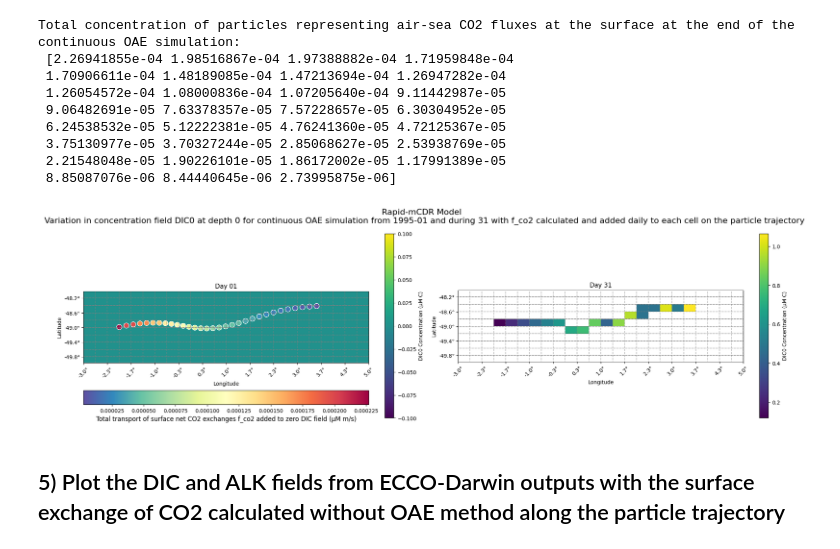
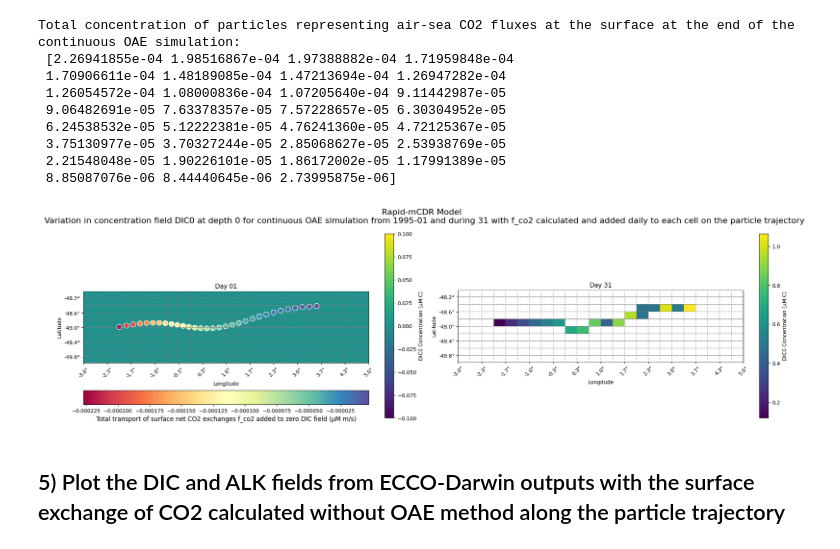
Before and after one commit to ocebousquet/rapid_mCDR_horizontal, a Jupyter notebook: RapidmCDR/LLC270_OceanParcels_rapidmCDR.ipynb, the cells around one changed output. Saved outputs shown, nothing was run; the diff lists cells and outputs as text; code cells hidden in the pictures.

```diff
--- a/RapidmCDR/LLC270_OceanParcels_rapidmCDR.ipynb
+++ b/RapidmCDR/LLC270_OceanParcels_rapidmCDR.ipynb
@@ -553,36 +553,36 @@ for ax, fieldDIC, title in zip(axes, [fieldF, fieldL], [f"Day {dayFirst[-2:]}",
     # Display the concentration data
     results = ax.pcolormesh(longitudes, latitudes, fieldDIC, transform=ccrs.PlateCarree(), cmap="viridis")
 
     # Add a colorbar for each concentration field
     cbar = fig.colorbar(results, ax=ax, orientation="vertical", fraction=0.05)
     cbar.set_label(f"{var_name} Concentration (µM C)")
 
     # Add gridlines and labels
     ax.set_xticks(sample_x, crs=ccrs.PlateCarree())
     ax.set_yticks(sample_y, crs=ccrs.PlateCarree())
     ax.set_xticklabels([f"{lon:.1f}°" for lon in sample_x], rotation=45)
     ax.set_yticklabels([f"{lat:.1f}°" for lat in sample_y])
     ax.set_xlabel("Longitude")
     ax.set_ylabel("Latitude")
     for i in range(lon.shape[0]):
         ax.plot(fieldset.V.grid.lon[i, :], fieldset.V.grid.lat[i, :], color='gray', linewidth=1.1, linestyle='--', transform=ccrs.PlateCarree(), alpha=0.6)
     for j in range(lon.shape[1]):
         ax.plot(fieldset.U.grid.lon[:, j], fieldset.U.grid.lat[:, j], color='gray', linewidth=1.1, linestyle='--', transform=ccrs.PlateCarree(), alpha=0.6)
 
 # Display particles as scatter points on the first plot
 particle = axes[0].scatter(
-    pset_traj["lon"].values[0], pset_traj["lat"].values[0], c=np.nansum(pset_traj['f_co2'].values, axis=0), transform=ccrs.PlateCarree(),
-    s=100, edgecolor="white", cmap="Spectral_r"
+    pset_traj["lon"].values[0], pset_traj["lat"].values[0], c=np.nansum(-pset_traj['f_co2'].values, axis=0), transform=ccrs.PlateCarree(),
+    s=100, edgecolor="white", cmap="Spectral"
 )
 
 # Add a colorbar for particle concentration
 particle_cbar = plt.colorbar(particle, ax=axes[0], orientation="horizontal")
 particle_cbar.set_label(f"Total transport of surface net CO2 exchanges {flux_name} added to zero DIC field (µM m/s)", fontsize=12)
 
 plt.tight_layout()
 plt.show()
 # %% [output]
-[figure, old version]
+[figure, new version]
 # %% [markdown]
 ## 5) Plot the DIC and ALK fields from ECCO-Darwin outputs with the surface exchange of CO2 calculated without OAE method along the particle trajectory
 # %%
```
Also changed, not shown: parts of 2 cells of this notebook, 1 other file.
